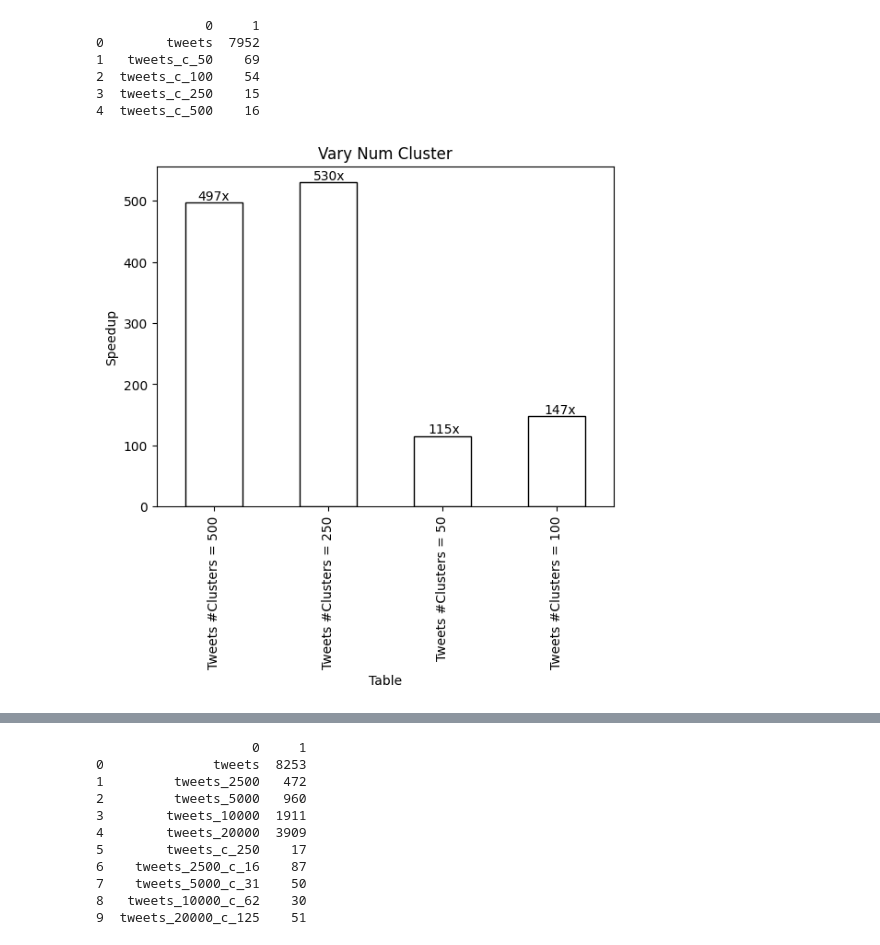
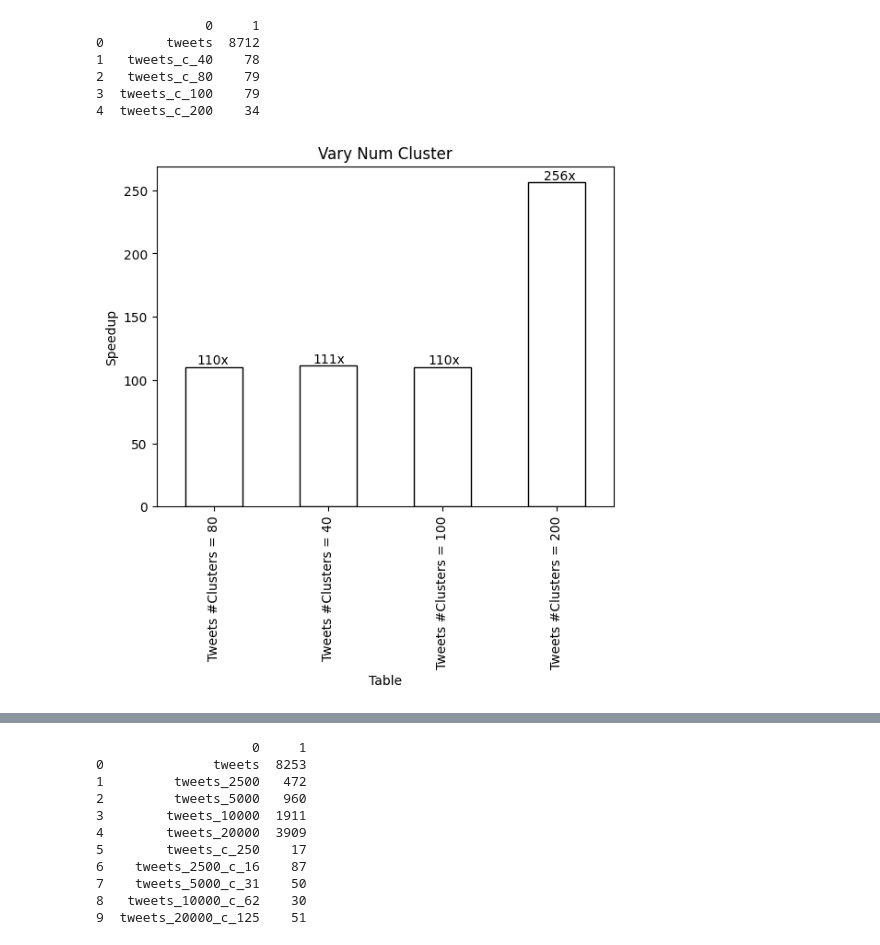
Before and after one commit to PeterHolderrieth/AILIKE, a Jupyter notebook: go-db/godb/plot.ipynb, the cells around one changed output, grey strips where cells are left out. Saved outputs shown, nothing was run; the diff lists cells and outputs as text; code cells hidden in the pictures.

Commit message:
additional benchmarking code

```diff
--- a/go-db/godb/plot.ipynb
+++ b/go-db/godb/plot.ipynb
@@ -5,6 +5,8 @@ import os
 # %%
 real_names = {"tweets_c_500" : "Tweets #Clusters = 500", "tweets_c_50" : "Tweets #Clusters = 50",
               "tweets_c_100" : "Tweets #Clusters = 100", "tweets_c_250" : "Tweets #Clusters = 250",
+              "tweets_c_40" : "Tweets #Clusters = 40", "tweets_c_80" : "Tweets #Clusters = 80",
+              "tweets_c_200" : "Tweets #Clusters = 200",
               "tweets_10000" : "Tweets, 10000 entries", "tweets_20000" : "Tweets, 20000 entries",
               "tweets_10000_c_62" : "Tweets, 10000 entries", "tweets_2500_c_16" : "Tweets, 2500 entries",
               "tweets_5000_c_31" : "Tweets, 5000 entries", "tweets_20000_c_125" : "Tweets, 20000 entries",
@@ -15,7 +17,7 @@ for n in vary_n:
     real_names[f"tweets_c_250_"+str(n)] = f"Table #Cluster 250, Limit {n}"
     real_names[f"tweets_"+str(n)] = f"Table (Without Index) #Cluster 250, Limit {n}"
 # %%
-def plot_speedup(dir, comparisons, name="result", time_file="ALL_TIMINGS.csv"):
+def plot_speedup(dir, comparisons, name="result", time_file="ALL_TIMINGS.csv", savefig="speedup"):
     df = pd.read_csv(f"{dir}/{time_file}", header=None)
     print(df)
     speedups = []
@@ -33,23 +35,32 @@ def plot_speedup(dir, comparisons, name="result", time_file="ALL_TIMINGS.csv"):
     plt.title(name)
     plt.xlabel('Table')
     plt.ylabel('Speedup')
-    plt.savefig(f'{dir}/speedup.png')
+    plt.savefig(f'{dir}/{savefig}.png')
     plt.show()
 # %%
+# plot_speedup("/Users/manyab/AILIKE/go-db/godb/benchmark_results/var_num_cluster",
+#              {"tweets_c_500" : "tweets",
+#               "tweets_c_250" : "tweets",
+#               "tweets_c_50" : "tweets",
+#               "tweets_c_100" : "tweets",},
+#                name = "Vary Num Cluster",)
+
 plot_speedup("/Users/manyab/AILIKE/go-db/godb/benchmark_results/var_num_cluster",
-             {"tweets_c_500" : "tweets",
-              "tweets_c_250" : "tweets",
-              "tweets_c_50" : "tweets",
-              "tweets_c_100" : "tweets",},
-               name = "Vary Num Cluster",)
+             {"tweets_c_80" : "tweets",
+              "tweets_c_40" : "tweets",
+              "tweets_c_100" : "tweets",
+              "tweets_c_200" : "tweets",},
+              time_file = "times.csv",
+              name = "Vary Num Cluster",
+              savefig="new")
 # %% [output]
               0     1
-0        tweets  7952
-1   tweets_c_50    69
-2  tweets_c_100    54
-3  tweets_c_250    15
-4  tweets_c_500    16
+0        tweets  8712
+1   tweets_c_40    78
+2   tweets_c_80    79
+3  tweets_c_100    79
+4  tweets_c_200    34
-[figure, old version]
+[figure, new version]
 # %%
 def plot_accuracy(dir, comparisons, name="result"):
 
```
Also changed, not shown: 6 other files.
